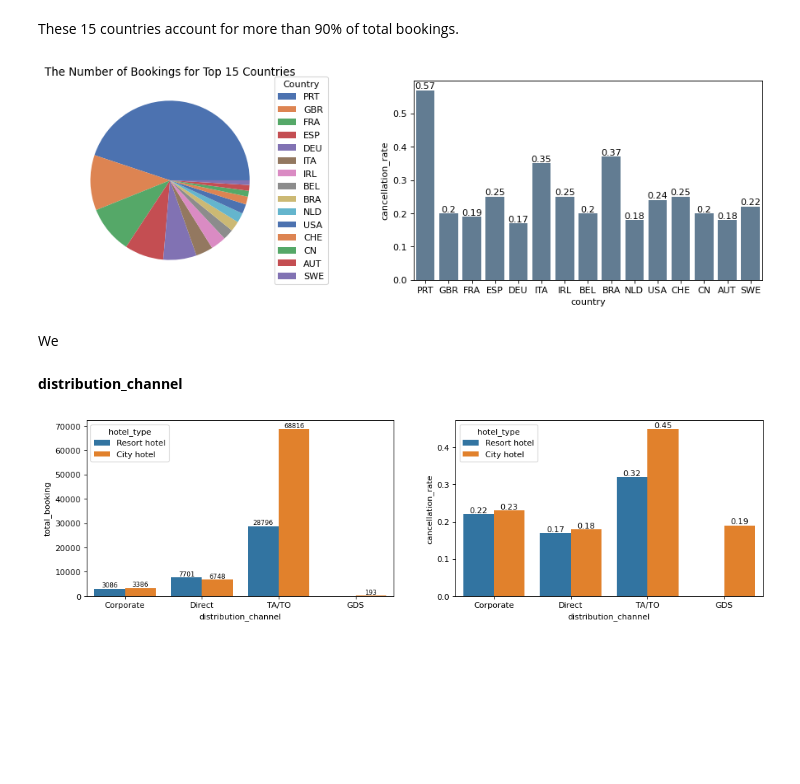
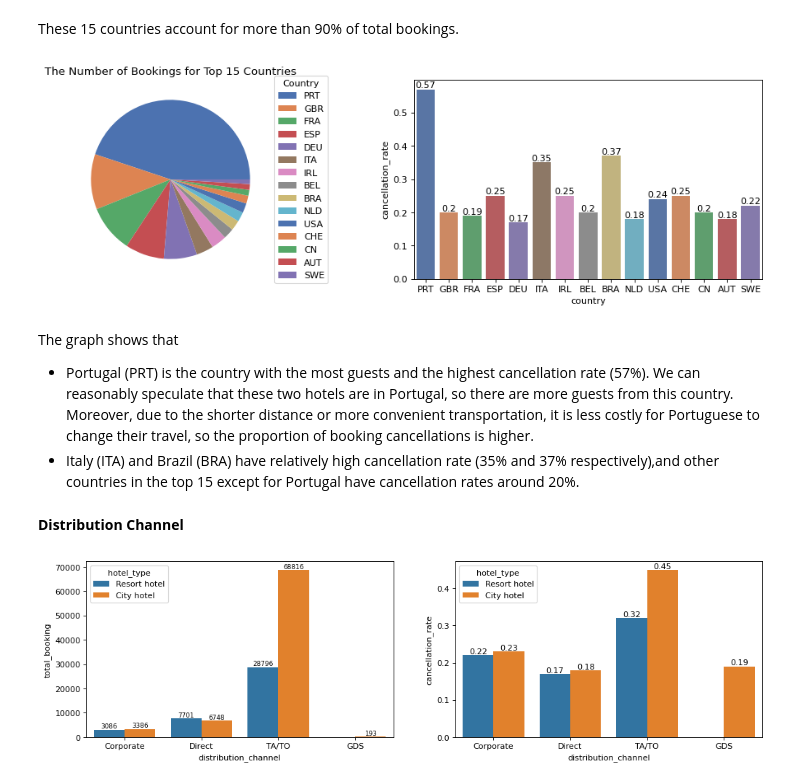
Before and after one commit to Mengyao41/ML_proj2, a Jupyter notebook: project2.ipynb, the cells around one changed output. Drawn from its saved outputs; the diff is of its cells as text; code cells hidden in the pictures; blank space fills up the shorter version.

```diff
--- a/project2.ipynb
+++ b/project2.ipynb
@@ -444,21 +444,23 @@ These 15 countries account for more than 90% of total bookings.
 # %%
 sns.set_context({'figure.figsize': [10,5]})
 fig = plt.figure(figsize=(15, 4))
 fig.add_subplot(1, 2, 1)
 colors = sns.color_palette('deep')
 wedges, text = plt.pie(country_c_d['total_booking'], colors = colors)
 plt.legend(wedges, country_c_d['country'], title = 'Country', loc = 'center left', bbox_to_anchor = (1, 0, 0.5, 1))
 plt.title('The Number of Bookings for Top 15 Countries')
 fig.add_subplot(1, 2, 2)
-ax = sns.barplot(x = 'country', y = 'cancellation_rate', data = country_c_d, color = sns.xkcd_rgb['steel blue'])
+ax = sns.barplot(x = 'country', y = 'cancellation_rate', data = country_c_d, palette = colors)
 for i in ax.containers:
     ax.bar_label(i)
 # %% [output]
-[figure, old version]
+[figure, new version]
-# %% [markdown]
-We
-# %% [markdown]
-**distribution_channel**
+# %% [markdown]
+The graph shows that
+* Portugal (PRT) is the country with the most guests and the highest cancellation rate (57%). We can reasonably speculate that these two hotels are in Portugal, so there are more guests from this country. Moreover, due to the shorter distance or more convenient transportation, it is less costly for Portuguese to change their travel, so the proportion of booking cancellations is higher.
+* Italy (ITA) and Brazil (BRA) have relatively high cancellation rate (35% and 37% respectively),and other countries in the top 15 except for Portugal have cancellation rates around 20%.
+# %% [markdown]
+**Distribution Channel**
 # %%
 hotel_channel = hotel_cancel(cg_data, 'distribution_channel')
 fig = plt.figure(figsize=(15, 4))
```
Also changed, not shown: parts of 59 cells of this notebook.
